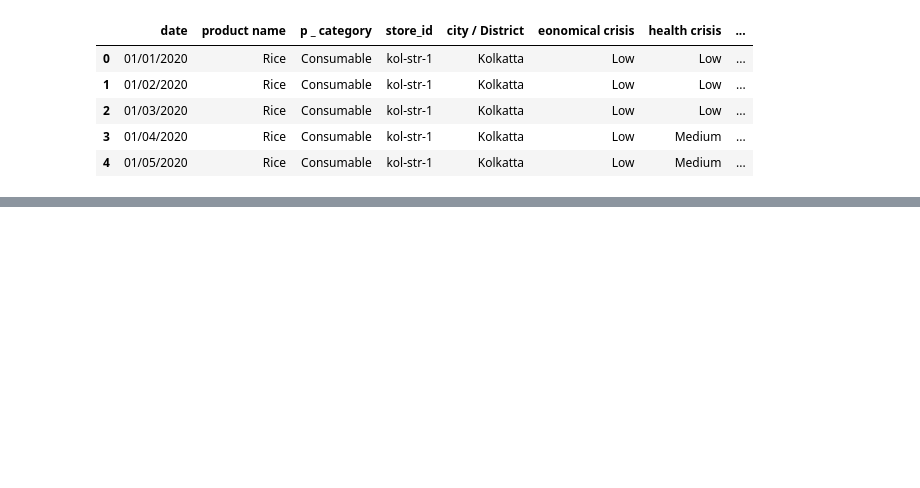
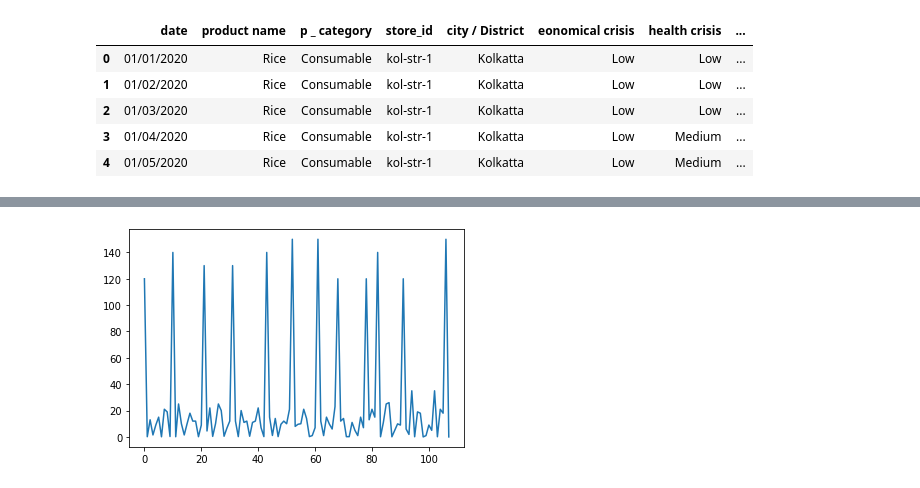
Before and after one commit to bhalgat20/Team-Homies-Innovation-Challenge6, a Jupyter notebook: src/preprocessing/preprocessing_data.ipynb, the cells around one changed output, grey strips where cells are left out. Cells and saved outputs as stored; diff of their text form; code cells hidden in the pictures; blank space fills up the shorter version.

```diff
--- a/src/preprocessing/preprocessing_data.ipynb
+++ b/src/preprocessing/preprocessing_data.ipynb
@@ -55,2 +60,2 @@ data
 # %%
-train, test = data[:len(data)-18], data[len(data)-18:]
+train, test = data[:len(data)], data[:len(data)]
@@ -92,0 +62,3 @@ test
+# %%
+train_X, ytrain = train.drop(columns=["lot size "], axis=1), train["lot size "]
+test_X, ytest = test.drop(columns=["lot size "], axis=1), test["lot size "]
@@ -92,0 +98,15 @@ test
+# %%
+model = RandomForestRegressor()
+param_search = {
+    'n_estimators': [20, 50, 100],
+    'max_features': ['auto', 'sqrt', 'log2'],
+    'max_depth' : [i for i in range(5,15)]
+}
+tscv = TimeSeriesSplit(n_splits=10)
+gsearch = GridSearchCV(estimator=model, cv=tscv, param_grid=param_search, scoring = metrics.mean_squared_error)
+gsearch.fit(xtrain, ytrain)
+best_score = gsearch.best_score_
+best_model = gsearch.best_estimator_
+y_true = ytest.values
+y_pred = best_model.predict(xtest)
+regression_results(y_true, y_pred)
@@ -92,0 +117,5 @@ test
+# %%
+pyplot.plot(y_true)
+pyplot.show()
+# %% [output]
+[figure, added]
```
Also changed, not shown: parts of 25 cells of this notebook, 8 other files.
